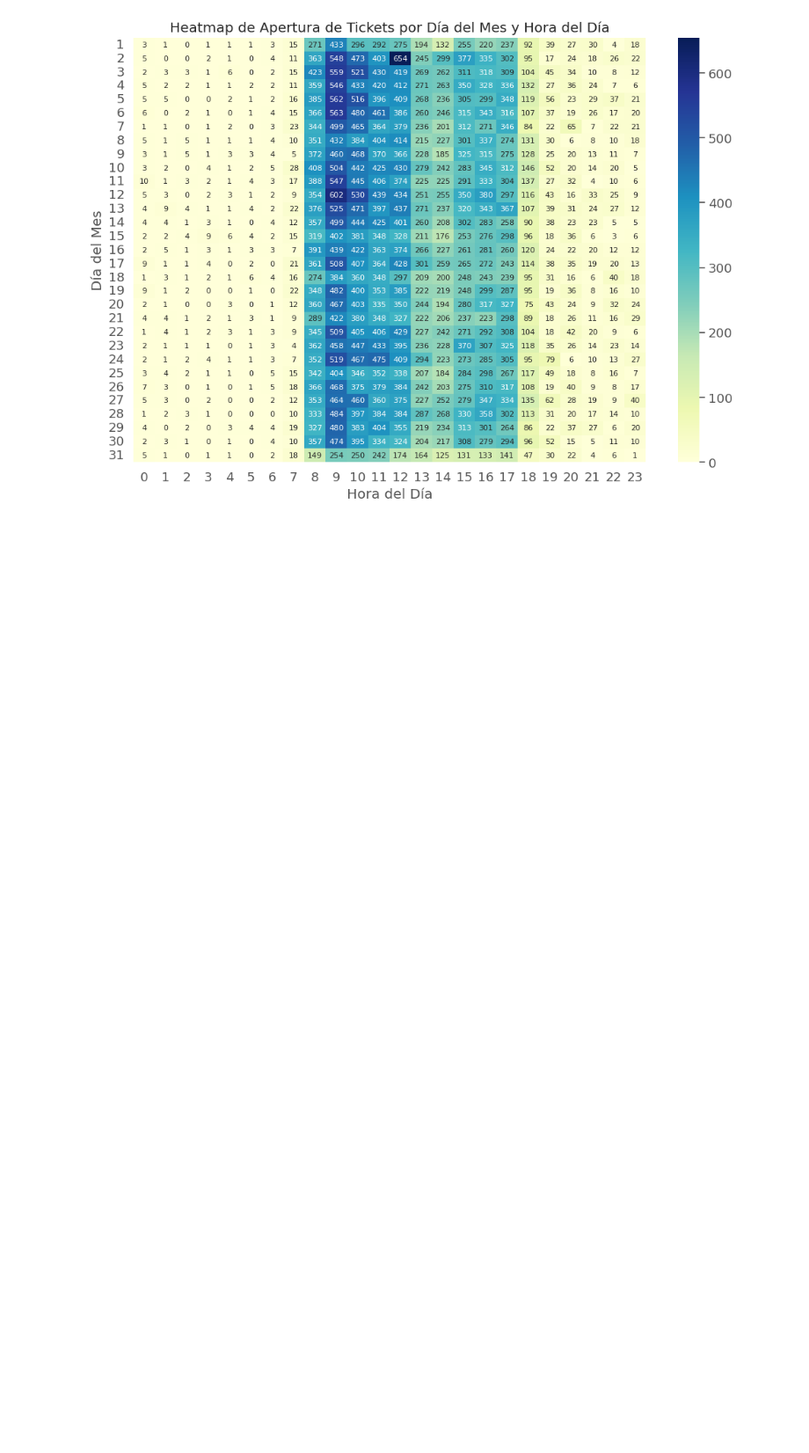
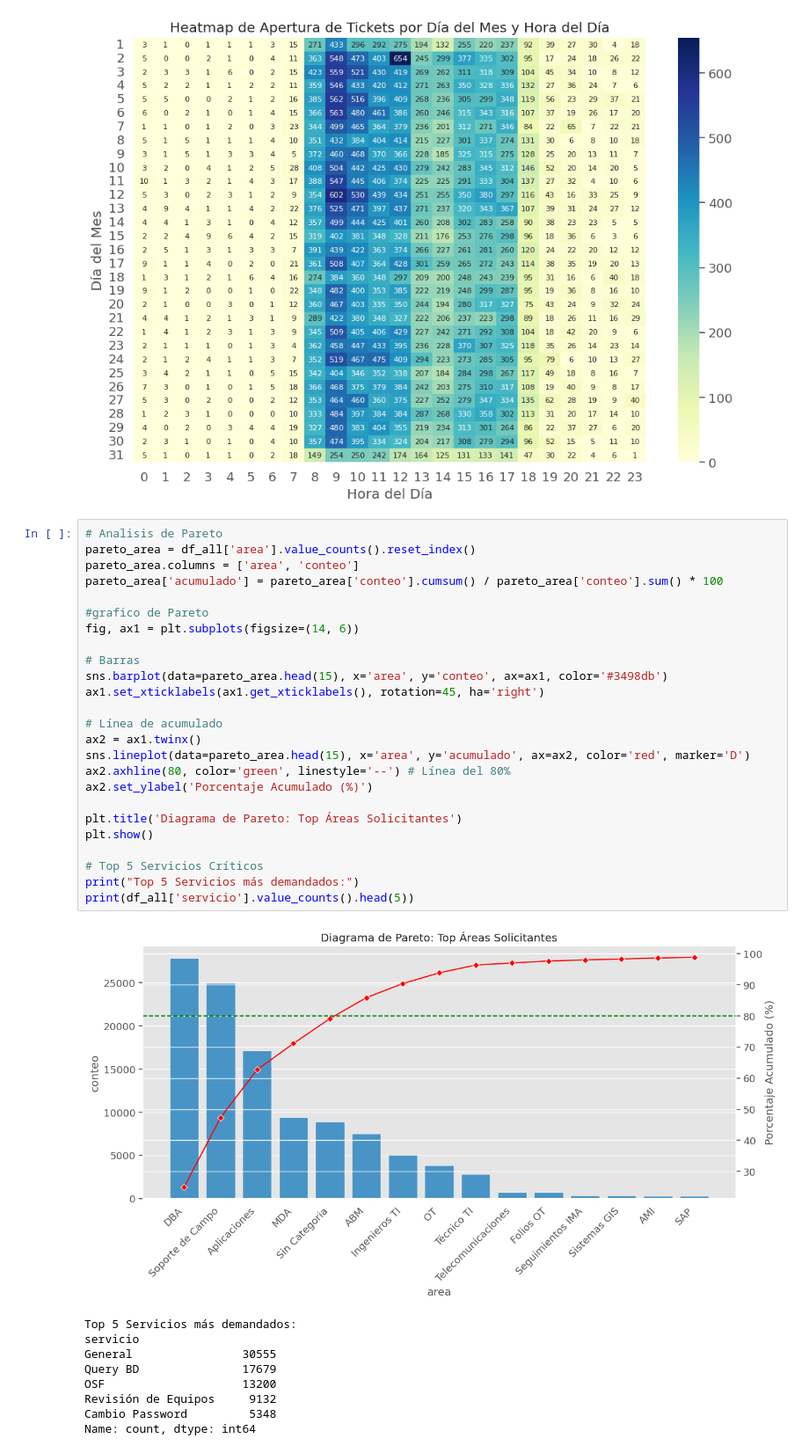
Before and after one commit to NicoFuentese/historical-analysis-management-tickets, a Jupyter notebook: notebooks/3.0-analisis-exploratorio.ipynb, the cells around one changed output. Shown at 88% size. Saved outputs shown, nothing was run; the diff lists cells and outputs as text; blank space fills up the shorter version.

```diff
--- a/notebooks/3.0-analisis-exploratorio.ipynb
+++ b/notebooks/3.0-analisis-exploratorio.ipynb
@@ -152,3 +158,38 @@ plot_heatmap(pivot_hora_dia_mes,
 # %% [output]
 [figure]
 [figure]
+# %%
+# Analisis de Pareto
+pareto_area = df_all['area'].value_counts().reset_index()
+pareto_area.columns = ['area', 'conteo']
+pareto_area['acumulado'] = pareto_area['conteo'].cumsum() / pareto_area['conteo'].sum() * 100
+
+#grafico de Pareto
+fig, ax1 = plt.subplots(figsize=(14, 6))
+
+# Barras
+sns.barplot(data=pareto_area.head(15), x='area', y='conteo', ax=ax1, color='#3498db')
+ax1.set_xticklabels(ax1.get_xticklabels(), rotation=45, ha='right')
+
+# Línea de acumulado
+ax2 = ax1.twinx()
+sns.lineplot(data=pareto_area.head(15), x='area', y='acumulado', ax=ax2, color='red', marker='D')
+ax2.axhline(80, color='green', linestyle='--') # Línea del 80%
+ax2.set_ylabel('Porcentaje Acumulado (%)')
+
+plt.title('Diagrama de Pareto: Top Áreas Solicitantes')
+plt.show()
+
+# Top 5 Servicios Críticos
+print("Top 5 Servicios más demandados:")
+print(df_all['servicio'].value_counts().head(5))
+# %% [output]
+[figure, added]
+Top 5 Servicios más demandados:
+servicio
+General                30555
+Query BD               17679
+OSF                    13200
+Revisión de Equipos     9132
+Cambio Password         5348
+Name: count, dtype: int64
```
Also changed, not shown: parts of 4 cells of this notebook, 6 other files.
